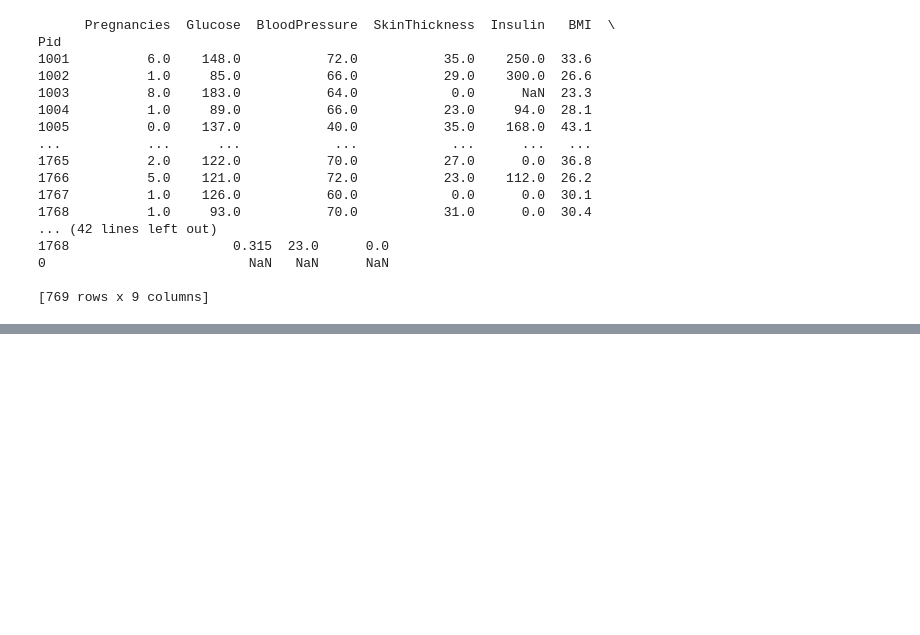
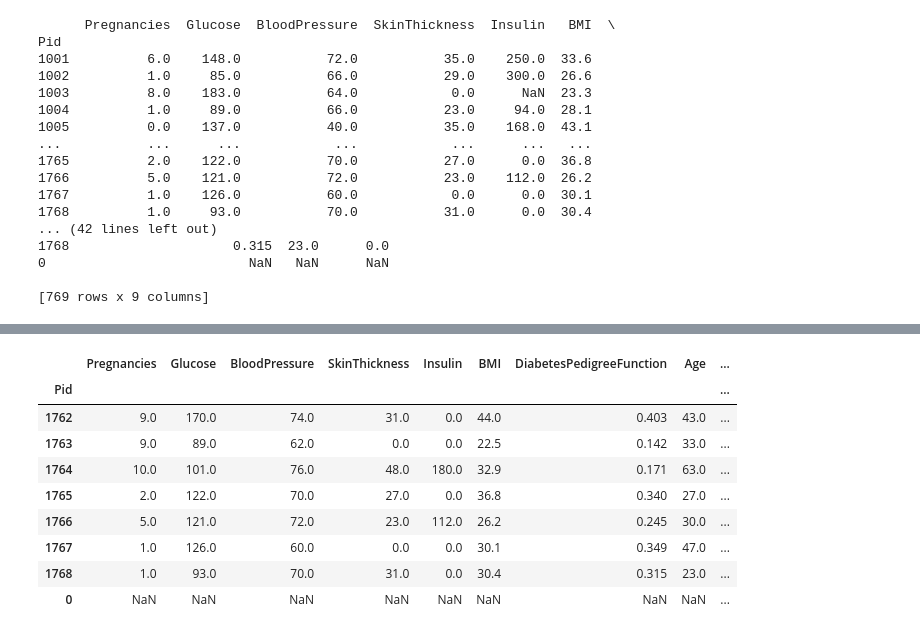
Before and after one commit to sanazjamloo/data-science-with-python, a Jupyter notebook: Pandas Part1.ipynb, the cells around one changed output, grey strips where cells are left out. Saved outputs shown, nothing was run; the diff lists cells and outputs as text; code cells hidden in the pictures; blank space fills up the shorter version.

```diff
--- a/Pandas Part1.ipynb
+++ b/Pandas Part1.ipynb
@@ -446,0 +491,13 @@ Pid
+# %%
+df.tail(8)
+# %% [output]
+|  | Pregnancies | Glucose | BloodPressure | SkinThickness | Insulin | BMI | DiabetesPedigreeFunction | Age | ... |
+| Pid |  |  |  |  |  |  |  |  | ... |
+| 1762 | 9.0 | 170.0 | 74.0 | 31.0 | 0.0 | 44.0 | 0.403 | 43.0 | ... |
+| 1763 | 9.0 | 89.0 | 62.0 | 0.0 | 0.0 | 22.5 | 0.142 | 33.0 | ... |
+| 1764 | 10.0 | 101.0 | 76.0 | 48.0 | 180.0 | 32.9 | 0.171 | 63.0 | ... |
+| 1765 | 2.0 | 122.0 | 70.0 | 27.0 | 0.0 | 36.8 | 0.340 | 27.0 | ... |
+| 1766 | 5.0 | 121.0 | 72.0 | 23.0 | 112.0 | 26.2 | 0.245 | 30.0 | ... |
+| 1767 | 1.0 | 126.0 | 60.0 | 0.0 | 0.0 | 30.1 | 0.349 | 47.0 | ... |
+| 1768 | 1.0 | 93.0 | 70.0 | 31.0 | 0.0 | 30.4 | 0.315 | 23.0 | ... |
+| 0 | NaN | NaN | NaN | NaN | NaN | NaN | NaN | NaN | ... |
```
Also changed, not shown: parts of 11 cells of this notebook.
